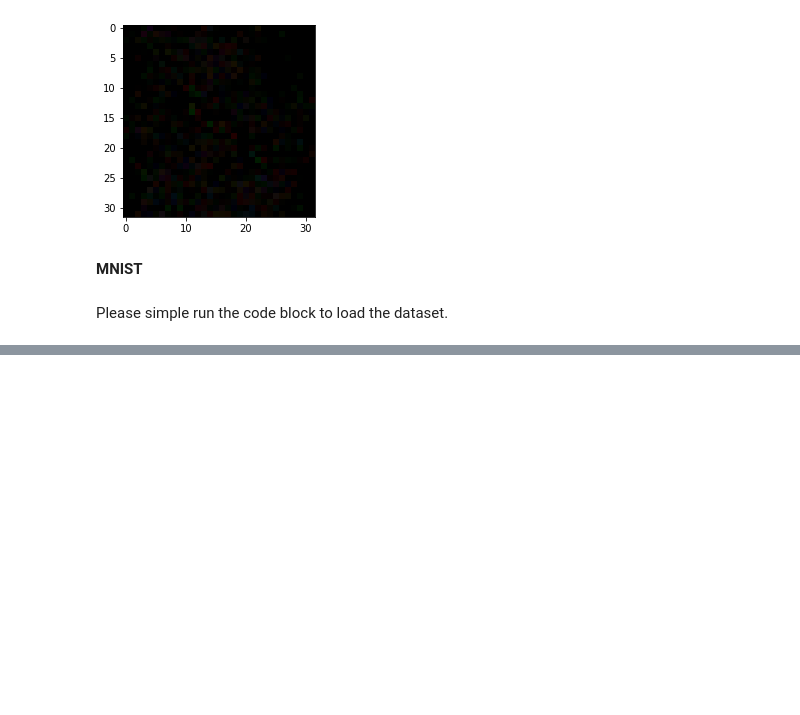
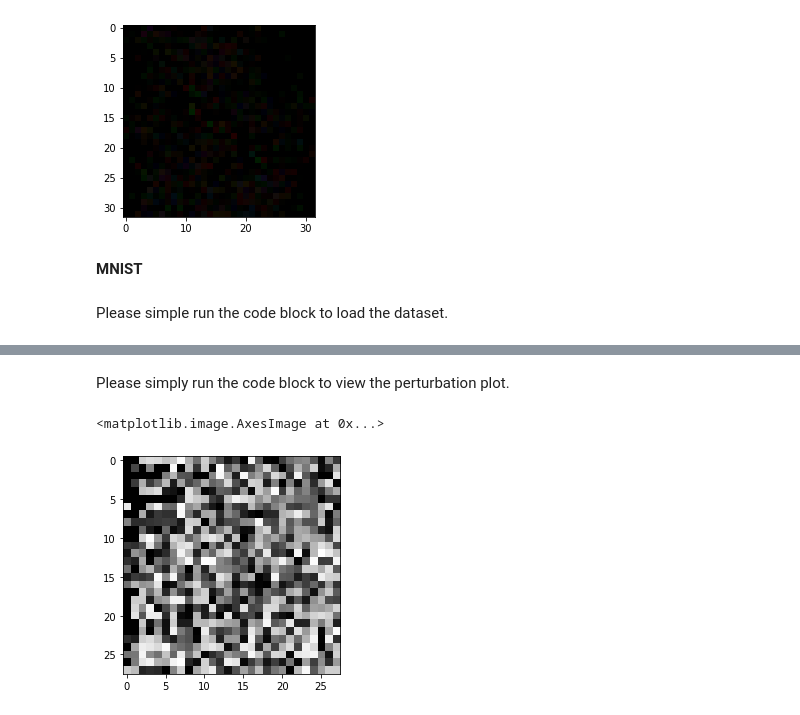
Before and after one commit to BruceResearch/mFI-PSO, a Jupyter notebook: Adversarial_Image_Display.ipynb, the cells around one changed output, grey strips where cells are left out. Cells and saved outputs as stored; diff of their text form; code cells hidden in the pictures; blank space fills up the shorter version.

```diff
--- a/Adversarial_Image_Display.ipynb
+++ b/Adversarial_Image_Display.ipynb
@@ -69,0 +112,8 @@ Please simple run the code block to load the dataset.
+# %% [markdown]
+Please simply run the code block to view the perturbation plot.
+# %%
+perturbation = np.absolute(x_mnist_adv_chosen - x_mnist_original_chosen)
+plt.imshow(perturbation.reshape(28,28), cmap='gray')
+# %% [output]
+<matplotlib.image.AxesImage at 0x...>
+[figure, added]
```
Also changed, not shown: parts of 13 cells of this notebook.
